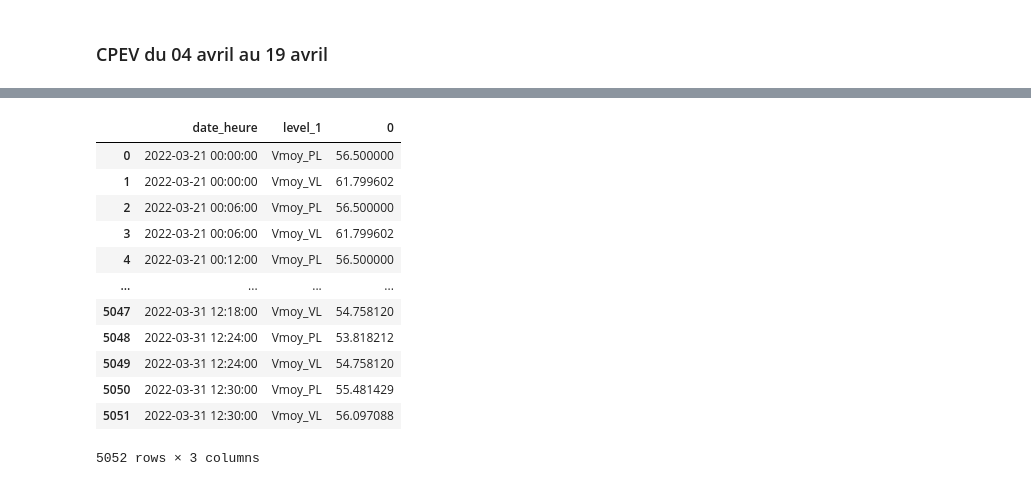
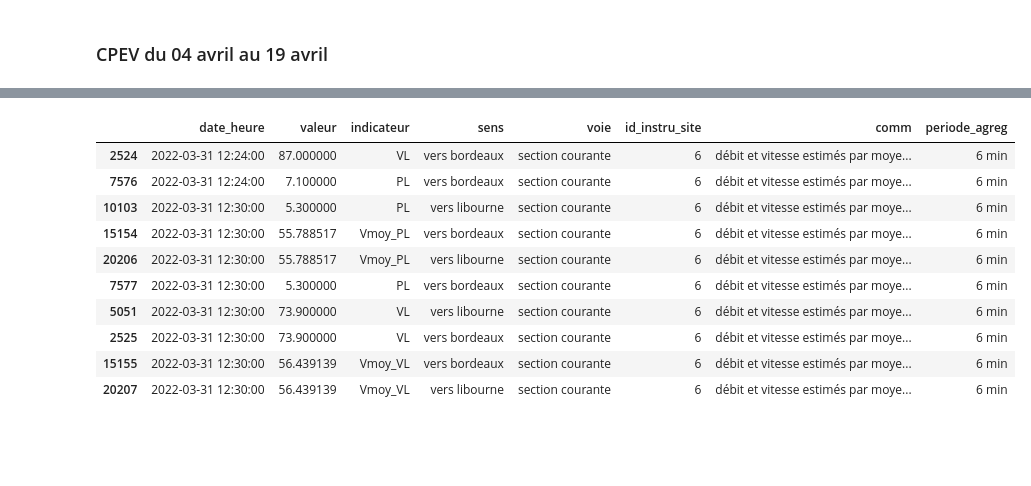
Before and after one commit to nantodevison/PPBE_BdxMet, a Jupyter notebook: notebooks/Import_donnees.ipynb, the cells around one changed output, grey strips where cells are left out. Cells and saved outputs as stored; diff of their text form; code cells hidden in the pictures; blank space fills up the shorter version.

Commit message:
fin meteo / trafic ; début ressenti

```diff
--- a/notebooks/Import_donnees.ipynb
+++ b/notebooks/Import_donnees.ipynb
@@ -220,16 +193,22 @@ pd.concat([dfEstimNan[i].apply(lambda x: x/5).ffill().reset_index().assign(indic
-# %%
-dfEstimNan[['vts_pl', 'vts_vl']].ffill().rename(columns={'vts_pl': 'Vmoy_PL', 'vts_vl': 'Vmoy_VL'}).stack().reset_index().rename(indicateur)
-# %% [output]
-|  | date_heure | level_1 | 0 |
-| 0 | 2022-03-21 00:00:00 | Vmoy_PL | 56.500000 |
-| 1 | 2022-03-21 00:00:00 | Vmoy_VL | 61.799602 |
-| 2 | 2022-03-21 00:06:00 | Vmoy_PL | 56.500000 |
-| 3 | 2022-03-21 00:06:00 | Vmoy_VL | 61.799602 |
-| 4 | 2022-03-21 00:12:00 | Vmoy_PL | 56.500000 |
-| ... | ... | ... | ... |
-| 5047 | 2022-03-31 12:18:00 | Vmoy_VL | 54.758120 |
-| 5048 | 2022-03-31 12:24:00 | Vmoy_PL | 53.818212 |
-| 5049 | 2022-03-31 12:24:00 | Vmoy_VL | 54.758120 |
-| 5050 | 2022-03-31 12:30:00 | Vmoy_PL | 55.481429 |
-| 5051 | 2022-03-31 12:30:00 | Vmoy_VL | 56.097088 |
-5052 rows × 3 columns
+# %%
+# création d'un index de temps par 30 minutes avec champs de jointure vers le fichier d'estim
+dfEstimTot = pd.DataFrame(pd.date_range('2022-03-21', '2022-03-31 12:30:00', freq='30min'), columns=['date_heure'])
+dfEstimTot['temp'] = dfEstimTot.date_heure.dt.strftime('%H:%M:%S')
+# jointure avec le fichier d'estim
+dfEstimNan = (pd.concat([dfEstimTot.loc[dfEstimTot.date_heure.dt.dayofweek.isin(range(5))].merge(dfEstim.loc[dfEstim.type_jour == 'ouvre'], on='temp', how='left'),
+                        dfEstimTot.loc[dfEstimTot.date_heure.dt.dayofweek == 5].merge(dfEstim.loc[dfEstim.type_jour == 'samedi'], on='temp', how='left'),
+                        dfEstimTot.loc[dfEstimTot.date_heure.dt.dayofweek == 6].merge(dfEstim.loc[dfEstim.type_jour == 'dimanche'], on='temp', how='left')])
+ .set_index('date_heure')
+ .resample('6min').asfreq())
+# creation de la df des debits, par sens
+dfEstimDebits = pd.concat([dfEstimNan[i].apply(lambda x: x/(5*2)).ffill().reset_index().assign(indicateur=i.upper(), sens=s).rename(columns={i: 'valeur'})
+                           for i, s in (('vl', 'vers bordeaux'), ('vl', 'vers libourne'), ('pl', 'vers bordeaux'), ('pl', 'vers libourne'))])
+# creation de la df des vitesses, par sens
+dfEstimVitesse = pd.concat([dfEstimNan[['vts_pl', 'vts_vl']].ffill().rename(columns={'vts_pl': 'Vmoy_PL', 'vts_vl': 'Vmoy_VL'}).stack().reset_index(
+    ).rename(columns={'level_1': 'indicateur', 0: 'valeur'}).assign(sens=s) for s in ('vers bordeaux', 'vers libourne')])
+# creation de la df totale
+dfEstimTrafic = pd.concat([dfEstimDebits, dfEstimVitesse]).assign(voie="section courante",
+                                                                  id_instru_site=6,
+                                                                  comm="débit et vitesse estimés par moyenne arithmétique et harmonique",
+                                                                  periode_agreg='6 min'
+                                                                 ).reset_index(drop=True)
@@ -235,0 +221,14 @@ dfEstimNan[['vts_pl', 'vts_vl']].ffill().rename(columns={'vts_pl': 'Vmoy_PL', 'v
+# %%
+dfEstimTrafic.sort_values('date_heure').tail(10)
+# %% [output]
+|  | date_heure | valeur | indicateur | sens | voie | id_instru_site | comm | periode_agreg |
+| 2524 | 2022-03-31 12:24:00 | 87.000000 | VL | vers bordeaux | section courante | 6 | débit et vitesse estimés par moye... | 6 min |
+| 7576 | 2022-03-31 12:24:00 | 7.100000 | PL | vers bordeaux | section courante | 6 | débit et vitesse estimés par moye... | 6 min |
+| 10103 | 2022-03-31 12:30:00 | 5.300000 | PL | vers libourne | section courante | 6 | débit et vitesse estimés par moye... | 6 min |
+| 15154 | 2022-03-31 12:30:00 | 55.788517 | Vmoy_PL | vers bordeaux | section courante | 6 | débit et vitesse estimés par moye... | 6 min |
+| 20206 | 2022-03-31 12:30:00 | 55.788517 | Vmoy_PL | vers libourne | section courante | 6 | débit et vitesse estimés par moye... | 6 min |
+| 7577 | 2022-03-31 12:30:00 | 5.300000 | PL | vers bordeaux | section courante | 6 | débit et vitesse estimés par moye... | 6 min |
+| 5051 | 2022-03-31 12:30:00 | 73.900000 | VL | vers libourne | section courante | 6 | débit et vitesse estimés par moye... | 6 min |
+| 2525 | 2022-03-31 12:30:00 | 73.900000 | VL | vers bordeaux | section courante | 6 | débit et vitesse estimés par moye... | 6 min |
+| 15155 | 2022-03-31 12:30:00 | 56.439139 | Vmoy_VL | vers bordeaux | section courante | 6 | débit et vitesse estimés par moye... | 6 min |
+| 20207 | 2022-03-31 12:30:00 | 56.439139 | Vmoy_VL | vers libourne | section courante | 6 | débit et vitesse estimés par moye... | 6 min |
```
Also changed, not shown: parts of 6 cells of this notebook, 5 other files.
